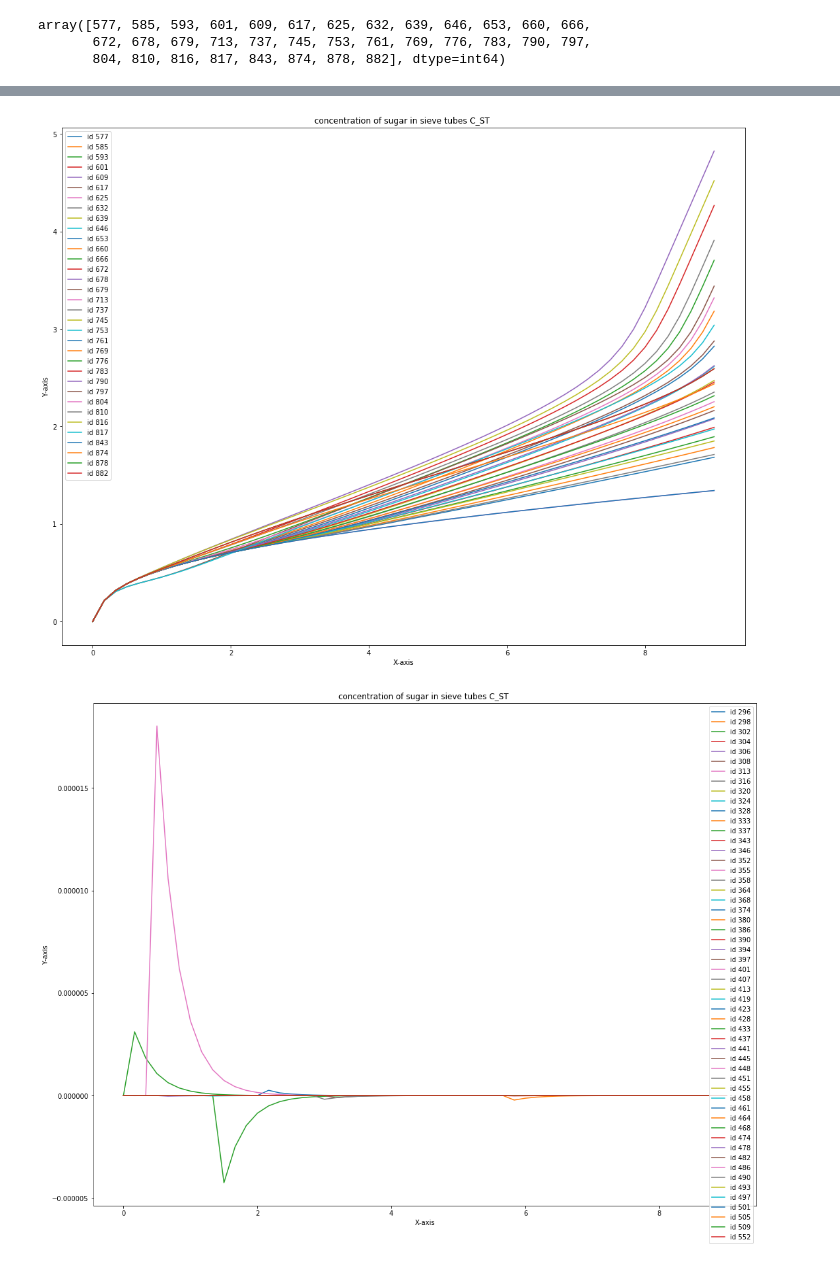
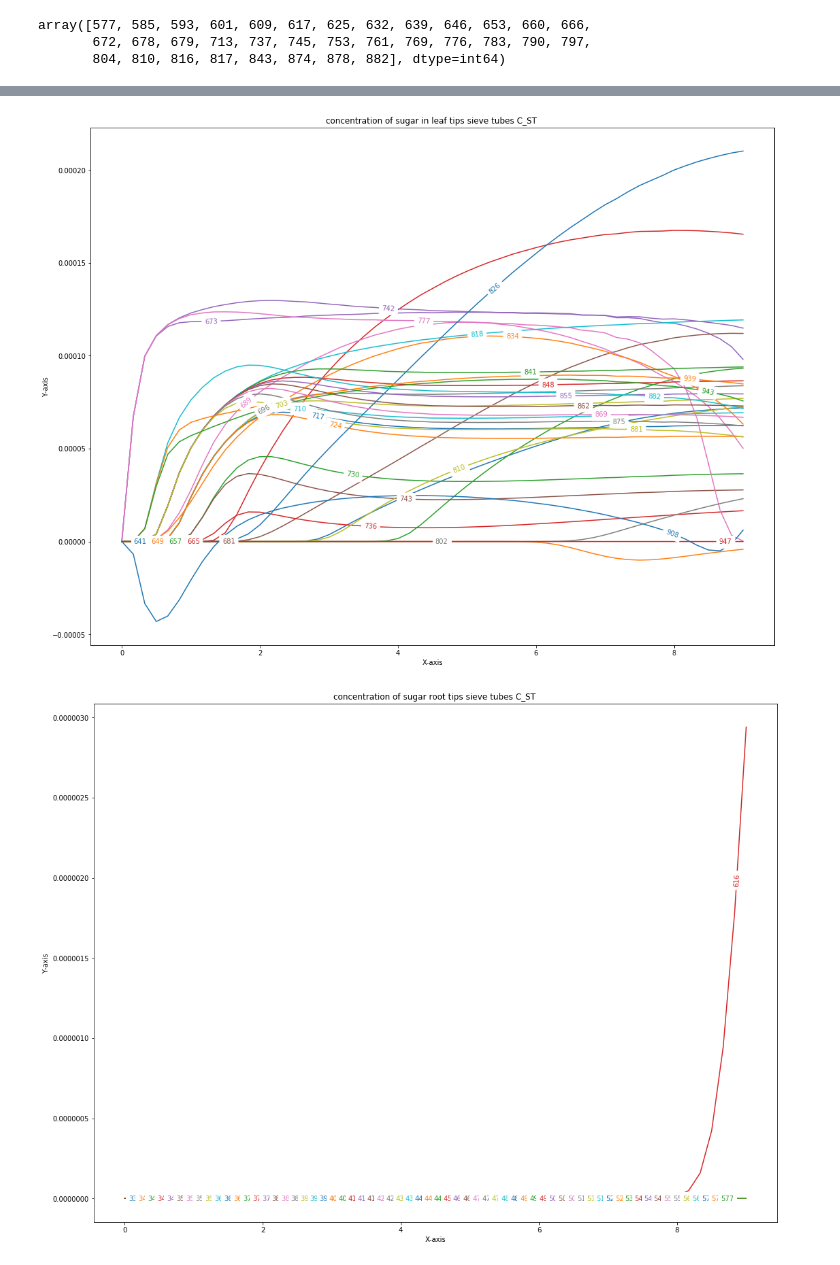
Before and after one commit to Pyrrahh/CPlantBox, a Jupyter notebook: Phloem.ipynb, the cells around one changed output, grey strips where cells are left out. Cells and saved outputs as stored; diff of their text form; code cells hidden in the pictures.

```diff
--- a/Phloem.ipynb
+++ b/Phloem.ipynb
@@ -1290,61 +1321,69 @@ print(time)
 # %%
 output.to_csv(path_or_buf="aa.csv"  )
 # %%
+import numpy as np
 import matplotlib.pyplot as plt
 import pandas as pd
+from scipy.stats import loglaplace,chi2
+from labellines import labelLine, labelLines
+
 
 path = 'PiafMunch2_python_test_output.txt'
 
 output = pd.read_table(path,sep='\t',header=1)
-JS_Apo_begin = (len(node_connection)+1)*3+1
-JS_Apo_end = JS_ST_begin +(len(node_connection))
-output.iloc[54, JS_ST_begin:JS_ST_end]
+n_begin = (len(node_connection)+1)*30+1
+n_end = n_begin +(len(node_connection))
+#output.iloc[54, JS_ST_begin:JS_ST_end]
 
 time = np.array(output.iloc[:, 0])
-C_ST_node_565 = np.array(output.iloc[:, 565])
-C_ST_node_726 = np.array(output.iloc[:, 726])
-C_ST_node_871 = np.array(output.iloc[:, 871])
-C_ST_leaf = np.array(output.iloc[:, N1L_node[:,0]])
-C_ST_root = np.array(output.iloc[:, N1R_node[:,0]])
-
-
+#C_ST_node_565 = np.array(output.iloc[:, 565])
+#C_ST_node_726 = np.array(output.iloc[:, 726])
+#C_ST_node_871 = np.array(output.iloc[:, 871])
+C_ST_leaf = np.array(output.iloc[:,n_begin + N1L_node[:,0]])
+C_ST_root = np.array(output.iloc[:,n_begin + N1R_node[:,0]])
+C_ST_n2 = np.array(output.iloc[:,n_begin + N2_node[:,0]])
+C_ST_n3 = np.array(output.iloc[:,n_begin + N3_node[:,0]])
 
 
 plt.rcParams['figure.figsize'] = [18, 14]
 
 
 x = np.array(time)
 y = np.array(C_ST_leaf)
 plt.xlabel("X-axis")
 plt.ylabel("Y-axis")
 plt.title("concentration of sugar in leaf tips sieve tubes C_ST ")
 for i in range(len(np.transpose(y))):
-    plt.plot(x,[pt[i] for pt in y],label = 'id %s'%N1L_node[i,0])
-plt.legend()
+    plt.plot(x,[pt[i] for pt in y],label = '%s'%N1L_node[i,0])
+#plt.legend()
+labelLines(plt.gca().get_lines(), xvals=(0.01, 9), zorder=4.5)
 plt.show()
 
 
 x = np.array(time)
 y = np.array(C_ST_root)
 plt.xlabel("X-axis")
 plt.ylabel("Y-axis")
 plt.title("concentration of sugar root tips sieve tubes C_ST ")
 for i in range(len(np.transpose(y))):
-    plt.plot(x,[pt[i] for pt in y],label = 'id %s'%N1R_node[i,0])
-plt.legend()
+    plt.plot(x,[pt[i] for pt in y],label = '%s'%N1R_node[i,0])
+labelLines(plt.gca().get_lines(), xvals=(0.01, 9), zorder=2.5)
+#plt.legend()
+
 plt.show()
 
 
 
 x = np.array(time)
-y = np.array(C_ST_root)
+y = np.array(C_ST_n2)
 plt.xlabel("X-axis")
 plt.ylabel("Y-axis")
 plt.title("concentration of sugar in sieve tubes C_ST ")
 for i in range(len(np.transpose(y))):
-    plt.plot(x,[pt[i] for pt in y],label = 'id %s'%N1R_node[i,0])
-plt.legend()
+    plt.plot(x,[pt[i] for pt in y],label = '%s'%N2_node[i,0])
+labelLines(plt.gca().get_lines(), xvals=(0.01, 9), zorder=0)
+#plt.legend()
 plt.show()
 # %% [output]
-[figure, old version]
+[figure, new version]
-[figure, old version]
+[figure, new version]
```
Also changed, not shown: parts of 11 cells of this notebook, 8 other files.
